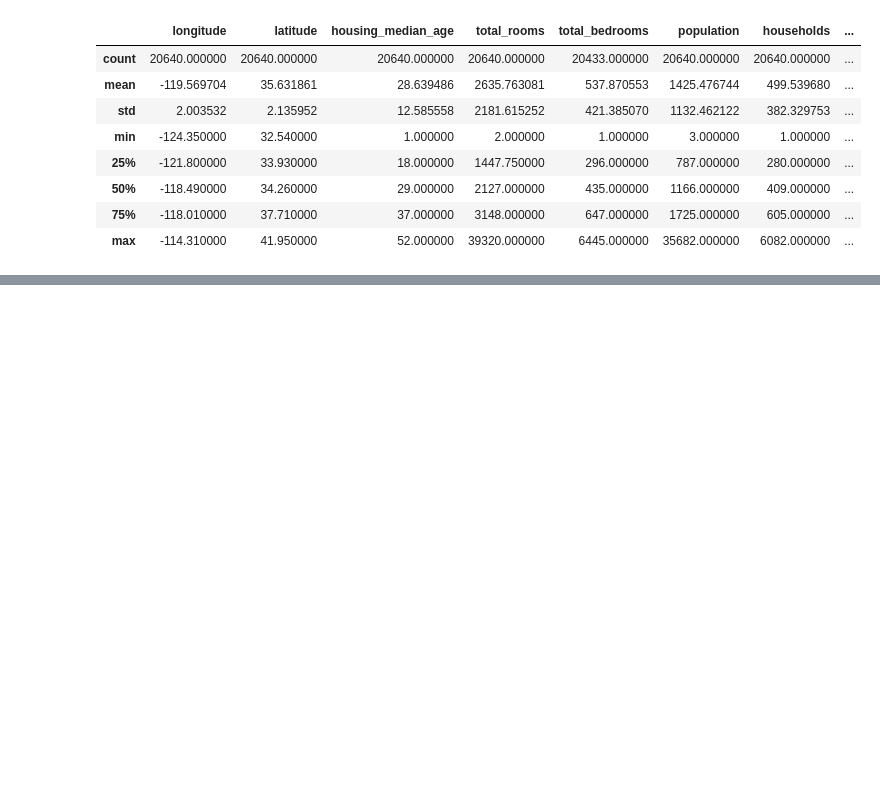
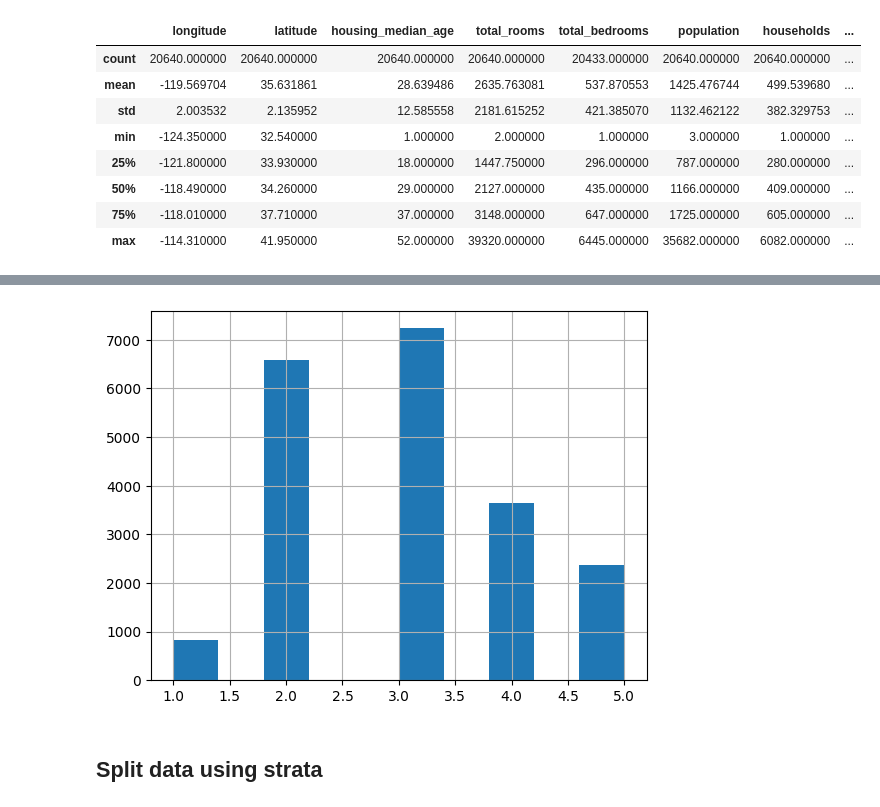
Before and after one commit to asrevo-applied-ml/basic-ml, a Jupyter notebook: e2e_ml.ipynb, the cells around one changed output, grey strips where cells are left out. Cells and saved outputs as stored; diff of their text form; code cells hidden in the pictures; blank space fills up the shorter version.

```diff
--- a/e2e_ml.ipynb
+++ b/e2e_ml.ipynb
@@ -60,0 +86,9 @@ housing_ds.describe()
+# %%
+housing_ds["median_income_cat"]=pd.cut(housing_ds["median_income"],bins=[0., 1.5, 3.0, 4.5, 6., np.inf],labels=[1,2,3,4,5])
+# %%
+housing_ds["median_income_cat"].hist()
+plt.show()
+# %% [output]
+[figure, added]
+# %% [markdown]
+## Split data using strata
```
Also changed, not shown: parts of 12 cells of this notebook.
